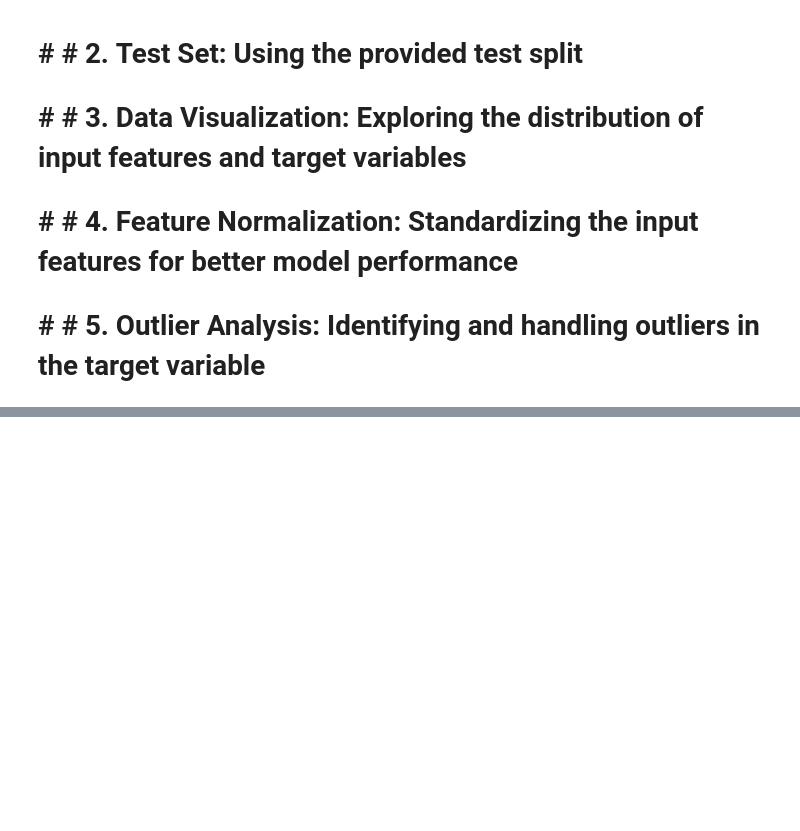
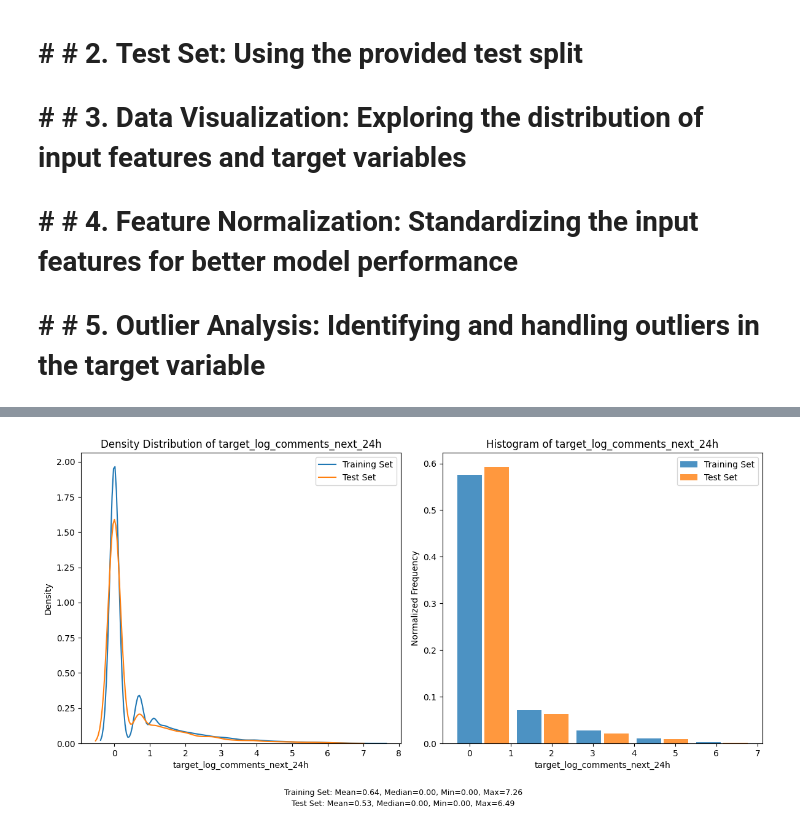
Before and after one commit to Machine-Earning/CISIR, a Jupyter notebook: notebooks/ds_prep_blog_feedback.ipynb, the cells around one changed output, grey strips where cells are left out. Cells and saved outputs as stored; diff of their text form; code cells hidden in the pictures; blank space fills up the shorter version.

```diff
--- a/notebooks/ds_prep_blog_feedback.ipynb
+++ b/notebooks/ds_prep_blog_feedback.ipynb
@@ -620,6 +14,0 @@ def build_sarcos_ds(file_path: str, shuffle_data: bool = False, random_state: in
-# %%
-# Build the training dataset
-X_train, y_train = build_sarcos_ds(output_path, shuffle_data=True, random_state=42)
-
-# Build the testing dataset
-X_test, y_test = build_sarcos_ds(test_output_path, shuffle_data=False, random_state=42)
@@ -912,0 +581,11 @@ def test_plot_avsp(X_train, y_train, X_test, y_test):
+# %%
+# preprocess the dataset
+preprocessed_df_train, preprocessed_df_test = preprocess_blog_features(
+    train_df=df,
+    test_df=df_test,
+    target_col='target_comments_next_24h'
+)
+
+# print the statistics of the preprocessed dataframe
+analyze_dataframe(preprocessed_df_train)
+analyze_dataframe(preprocessed_df_test)
@@ -912,0 +827,9 @@ def test_plot_avsp(X_train, y_train, X_test, y_test):
+# %%
+plot_dfs_distr(
+    preprocessed_df_train, preprocessed_df_test,
+    target_column='target_log_comments_next_24h',
+    labels=['Training Set', 'Test Set'],
+    bins=5
+)
+# %% [output]
+[figure, added]
```
Also changed, not shown: parts of 42 cells of this notebook, 1 other file.
